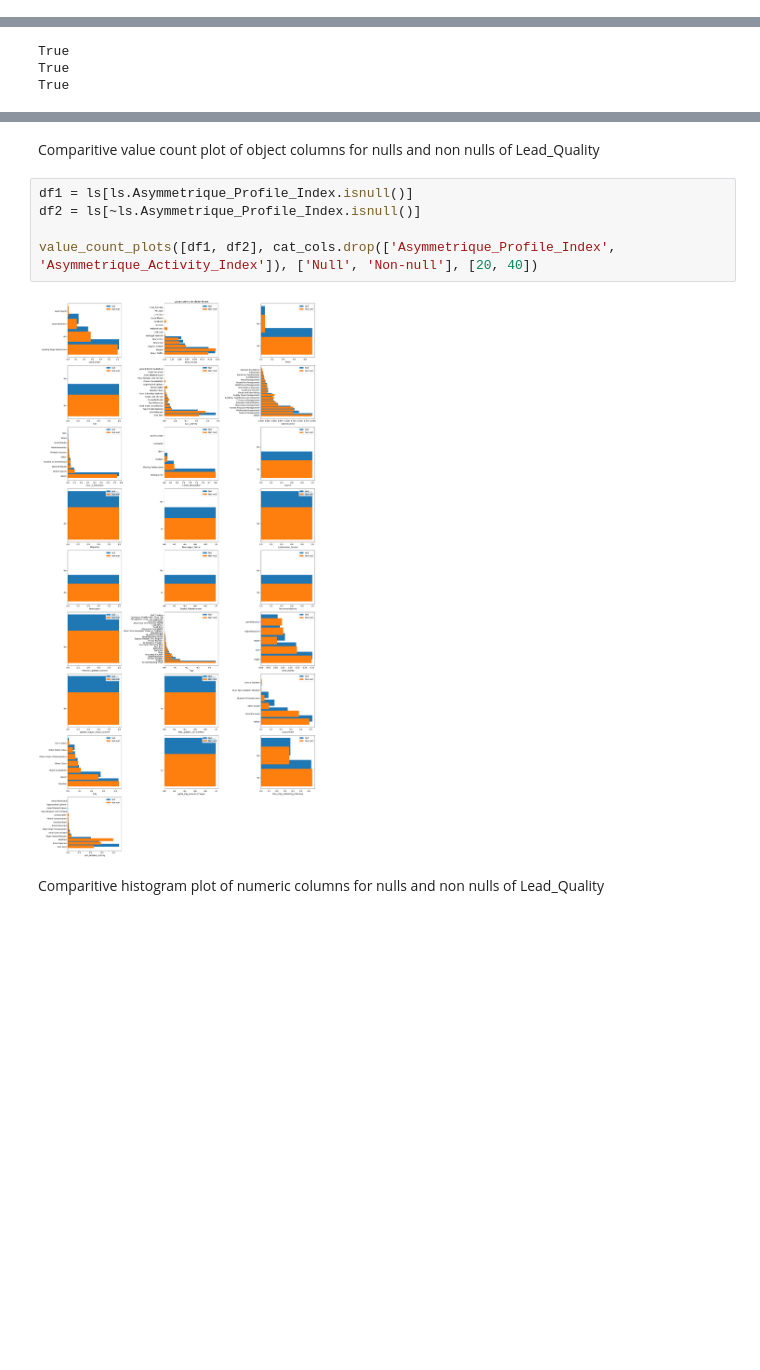
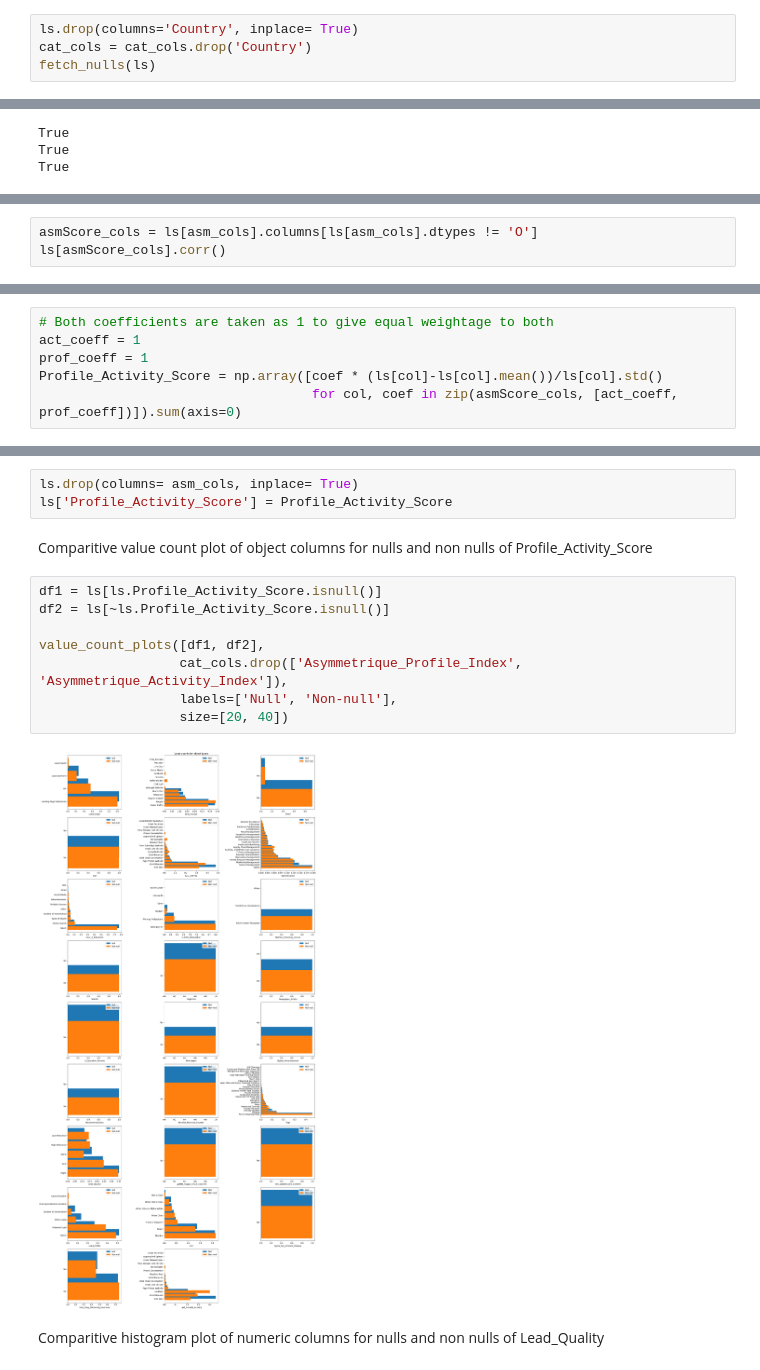
Before and after one commit to arni319/lead_scoring, a Jupyter notebook: lead_scoring_arnab.ipynb, the cells around one changed output, grey strips where cells are left out. Saved outputs shown, nothing was run; the diff lists cells and outputs as text; blank space fills up the shorter version.

Commit message:
Combined Profile and Activity score, Predicting null scores from non null scores using decision tree

```diff
--- a/lead_scoring_arnab.ipynb
+++ b/lead_scoring_arnab.ipynb
@@ -306,0 +364,4 @@ Asymmetrique columns
+# %%
+ls.drop(columns='Country', inplace= True)
+cat_cols = cat_cols.drop('Country')
+fetch_nulls(ls)
@@ -325,0 +412,3 @@ True
+# %%
+asmScore_cols = ls[asm_cols].columns[ls[asm_cols].dtypes != 'O']
+ls[asmScore_cols].corr()
@@ -325,0 +446,6 @@ True
+# %%
+# Both coefficients are taken as 1 to give equal weightage to both
+act_coeff = 1
+prof_coeff = 1
+Profile_Activity_Score = np.array([coef * (ls[col]-ls[col].mean())/ls[col].std()
+                                   for col, coef in zip(asmScore_cols, [act_coeff, prof_coeff])]).sum(axis=0)
@@ -326,12 +468,18 @@ True
+# %%
+ls.drop(columns= asm_cols, inplace= True)
+ls['Profile_Activity_Score'] = Profile_Activity_Score
 # %% [markdown]
-Comparitive value count plot of object columns for nulls and non nulls of Lead_Quality
+Comparitive value count plot of object columns for nulls and non nulls of Profile_Activity_Score
 # %%
-df1 = ls[ls.Asymmetrique_Profile_Index.isnull()]
-df2 = ls[~ls.Asymmetrique_Profile_Index.isnull()]
+df1 = ls[ls.Profile_Activity_Score.isnull()]
+df2 = ls[~ls.Profile_Activity_Score.isnull()]
 
-value_count_plots([df1, df2], cat_cols.drop(['Asymmetrique_Profile_Index', 'Asymmetrique_Activity_Index']), ['Null', 'Non-null'], [20, 40])
+value_count_plots([df1, df2],
+                  cat_cols.drop(['Asymmetrique_Profile_Index', 'Asymmetrique_Activity_Index']),
+                  labels=['Null', 'Non-null'],
+                  size=[20, 40])
 # %% [output]
-[figure, old version]
+[figure, new version]
 # %% [markdown]
 Comparitive histogram plot of numeric columns for nulls and non nulls of Lead_Quality
 # %%
```
Also changed, not shown: parts of 84 cells of this notebook.
